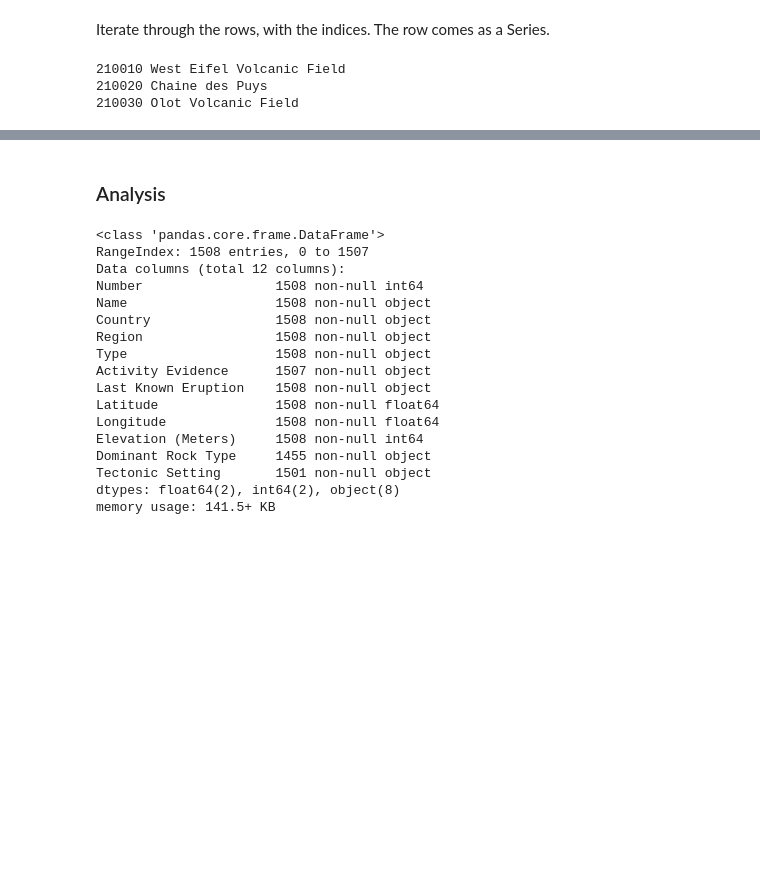
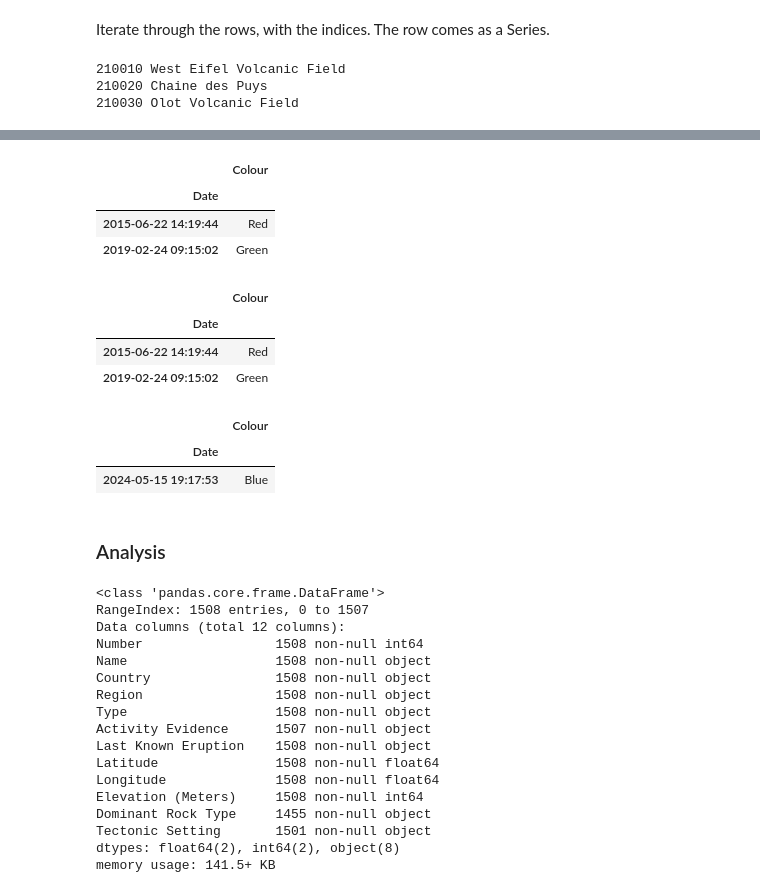
Before and after one commit to aschet01/cookbook, a Jupyter notebook: pandas.ipynb, the cells around one changed output, grey strips where cells are left out. Saved outputs shown, nothing was run; the diff lists cells and outputs as text; code cells hidden in the pictures; blank space fills up the shorter version.

```diff
--- a/pandas.ipynb
+++ b/pandas.ipynb
@@ -428,3 +460,23 @@ for label, row in df.iterrows():
+# %%
+df.loc['2015-06-22 14:19:44':'2019-02-24 09:15:02']
+# %% [output]
+|  | Colour |
+| Date |  |
+| 2015-06-22 14:19:44 | Red |
+| 2019-02-24 09:15:02 | Green |
+# %%
+df.loc['2000-01-01':'2019-12-31']
+# %% [output]
+|  | Colour |
+| Date |  |
+| 2015-06-22 14:19:44 | Red |
+| 2019-02-24 09:15:02 | Green |
+# %%
+df.loc['2024']
+# %% [output]
+|  | Colour |
+| Date |  |
+| 2024-05-15 19:17:53 | Blue |
 # %% [markdown]
 ### Analysis
 # %%
```
Also changed, not shown: parts of 8 cells of this notebook.
